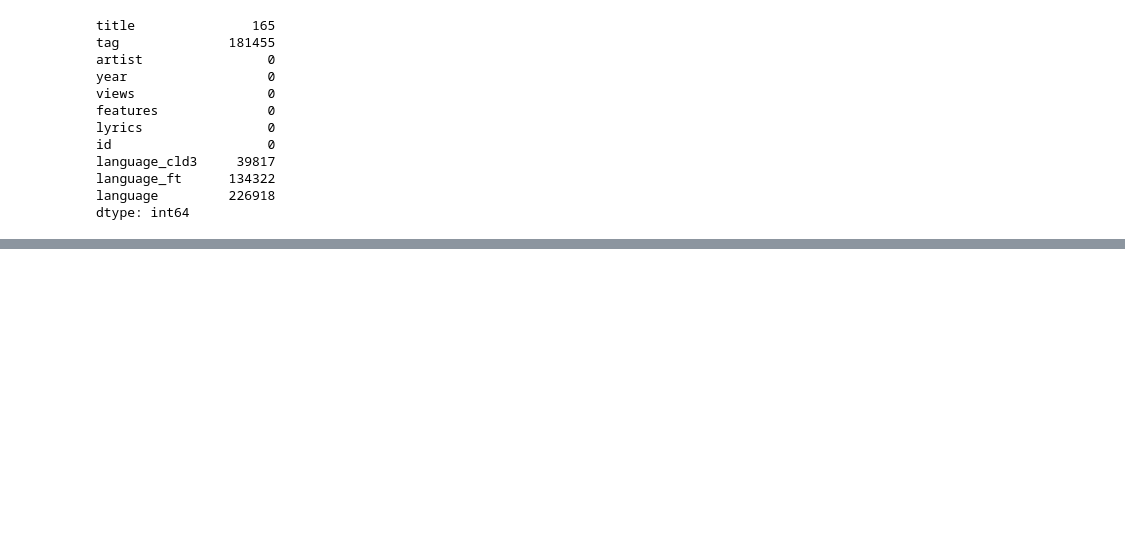
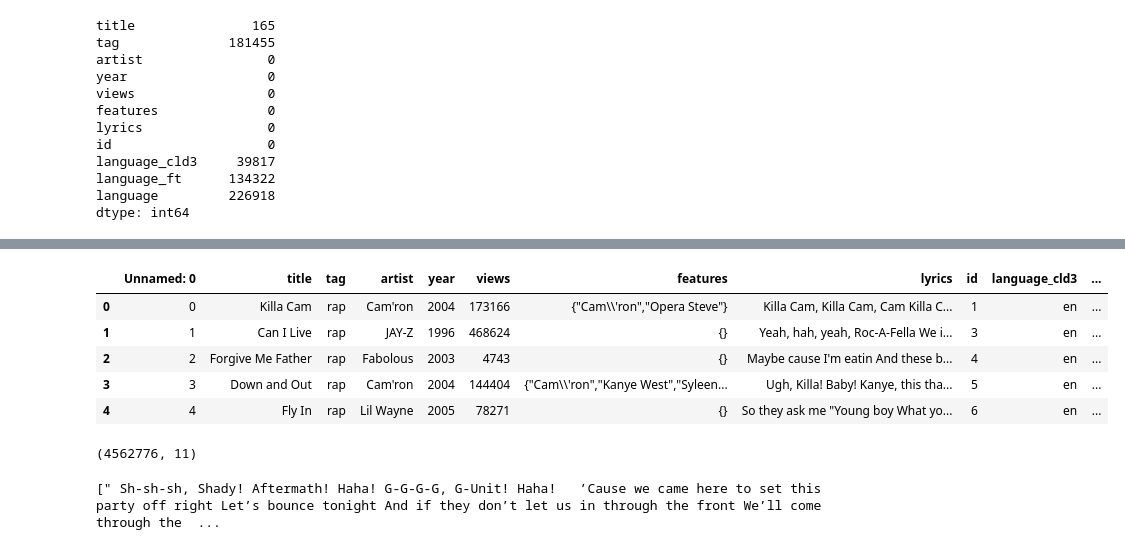
Before and after one commit to shnkreddy98/AILyricsGenerator, a Jupyter notebook: pandasworkingfile.ipynb, the cells around one changed output, grey strips where cells are left out. Saved outputs shown, nothing was run; the diff lists cells and outputs as text; code cells hidden in the pictures; blank space fills up the shorter version.

```diff
--- a/pandasworkingfile.ipynb
+++ b/pandasworkingfile.ipynb
@@ -128,0 +122,2 @@ print(music.loc[music["id"] == 154314].values)
+# %%
+subset = music[(music.tag=='rap')|(music.tag=='pop')|(music.tag=='rock')]
@@ -128,0 +139,11 @@ print(music.loc[music["id"] == 154314].values)
+# %%
+subset_filtered = subset[~subset['artist'].str.contains('genius', case=False)]
+# %%
+subset_filtered.head()
+# %% [output]
+|  | Unnamed: 0 | title | tag | artist | year | views | features | lyrics | id | language_cld3 | ... |
+| 0 | 0 | Killa Cam | rap | Cam'ron | 2004 | 173166 | {"Cam\\'ron","Opera Steve"} | Killa Cam, Killa Cam, Cam Killa C... | 1 | en | ... |
+| 1 | 1 | Can I Live | rap | JAY-Z | 1996 | 468624 | {} | Yeah, hah, yeah, Roc-A-Fella We i... | 3 | en | ... |
+| 2 | 2 | Forgive Me Father | rap | Fabolous | 2003 | 4743 | {} | Maybe cause I'm eatin And these b... | 4 | en | ... |
+| 3 | 3 | Down and Out | rap | Cam'ron | 2004 | 144404 | {"Cam\\'ron","Kanye West","Syleen... | Ugh, Killa! Baby! Kanye, this tha... | 5 | en | ... |
+| 4 | 4 | Fly In | rap | Lil Wayne | 2005 | 78271 | {} | So they ask me "Young boy What yo... | 6 | en | ... |
@@ -128,0 +152,4 @@ print(music.loc[music["id"] == 154314].values)
+# %%
+subset_filtered.shape
+# %% [output]
+(4562776, 11)
@@ -128,0 +161,4 @@ print(music.loc[music["id"] == 154314].values)
+# %%
+print(list(subset_filtered[subset_filtered.artist=="Eminem"].lyrics.values))
+# %% [output]
+[" Sh-sh-sh, Shady! Aftermath! Haha! G-G-G-G, G-Unit! Haha!   ’Cause we came here to set this party off right Let’s bounce tonight And if they don’t let us in through the front We’ll come through the  ...
```
Also changed, not shown: parts of 20 cells of this notebook, 1 other file.
